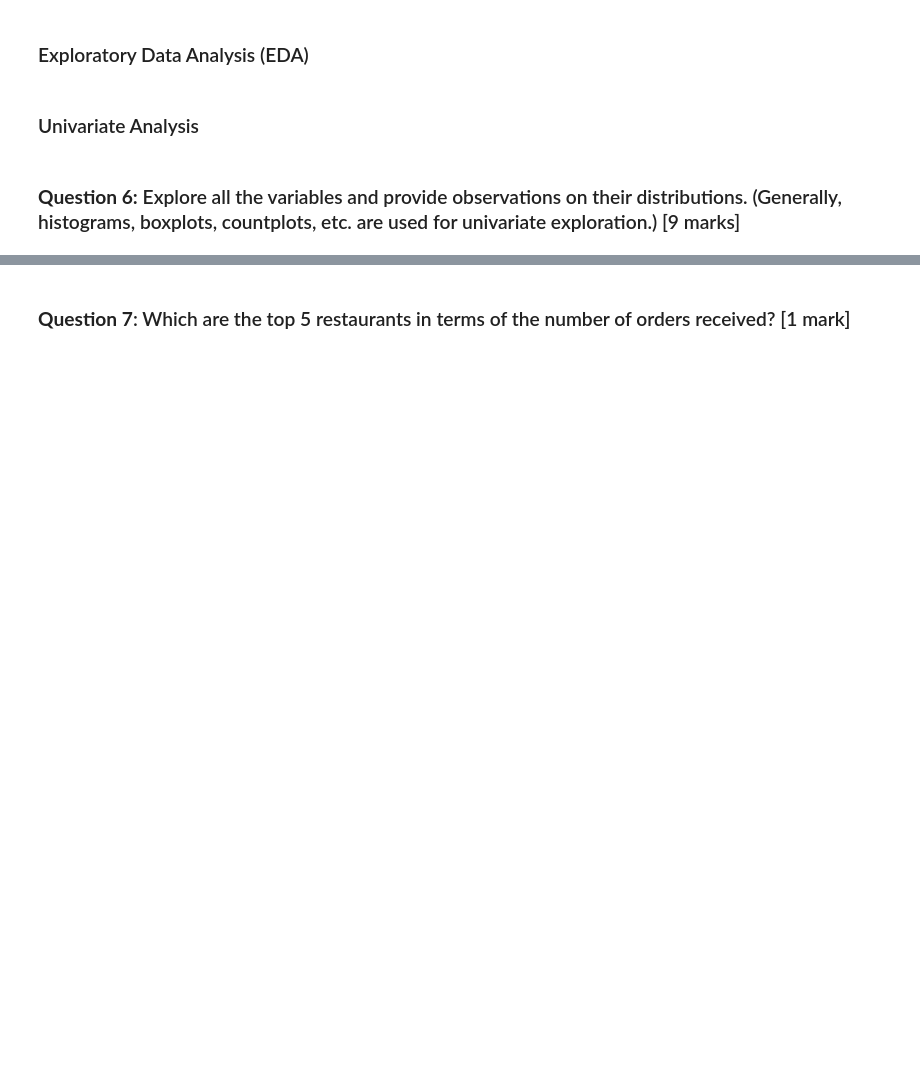
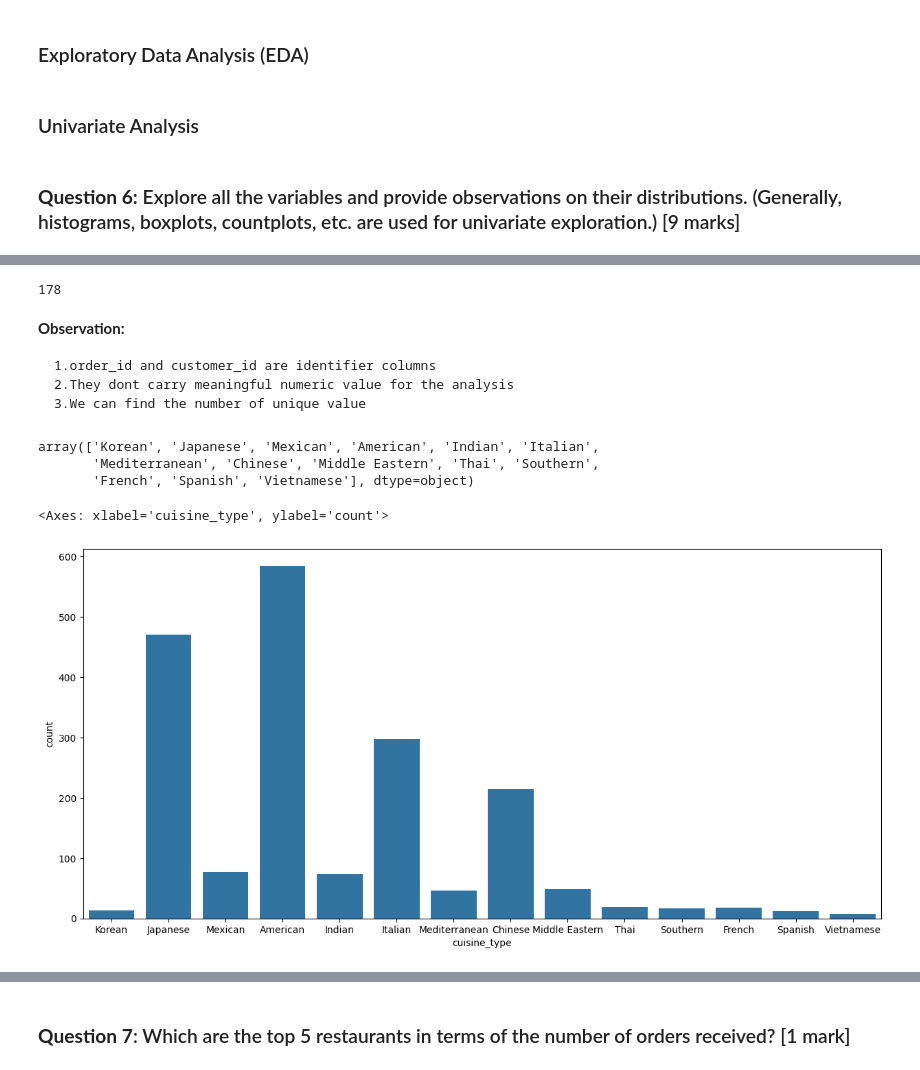
Before and after one commit to Vijayalakshmitce/8-2-demo, a Jupyter notebook: PYF_Project_Learner_Notebook_Full_Code.ipynb, the cells around one changed output, grey strips where cells are left out. Saved outputs shown, nothing was run; the diff lists cells and outputs as text; code cells hidden in the pictures; blank space fills up the shorter version.

````diff
--- a/PYF_Project_Learner_Notebook_Full_Code.ipynb
+++ b/PYF_Project_Learner_Notebook_Full_Code.ipynb
@@ -176,0 +241,26 @@ df.describe().T
+# %%
+df['restaurant_name'].nunique()
+# %% [output]
+178
+# %% [markdown]
+**Observation:**
+
+
+
+```
+1.order_id and customer_id are identifier columns
+2.They dont carry meaningful numeric value for the analysis
+3.We can find the number of unique value
+```
+# %%
+df['cuisine_type'].unique()
+# %% [output]
+array(['Korean', 'Japanese', 'Mexican', 'American', 'Indian', 'Italian',
+       'Mediterranean', 'Chinese', 'Middle Eastern', 'Thai', 'Southern',
+       'French', 'Spanish', 'Vietnamese'], dtype=object)
+# %%
+plt.figure(figsize=(15,7))
+sns.countplot(df,x='cuisine_type')
+# %% [output]
+<Axes: xlabel='cuisine_type', ylabel='count'>
+[figure, added]
````
Also changed, not shown: parts of 26 cells of this notebook.
